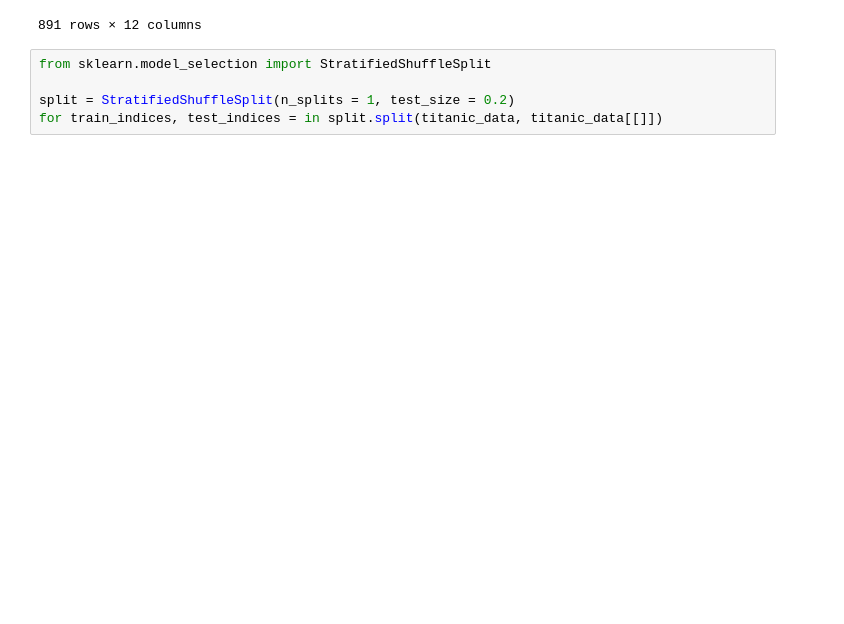
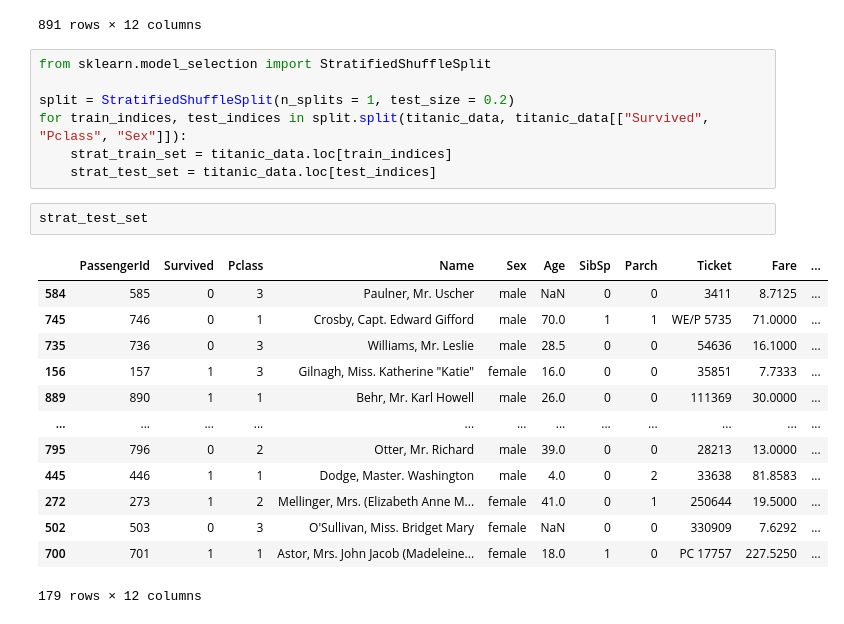
Before and after one commit to Imonuil12/Data-Science-Projects, a Jupyter notebook: Titanic project/Untitled.ipynb, the cells around one changed output. Cells and saved outputs as stored; diff of their text form; blank space fills up the shorter version.

```diff
--- a/Titanic project/Untitled.ipynb
+++ b/Titanic project/Untitled.ipynb
@@ -55,8 +55,26 @@ titanic_data
 | 889 | 890 | 1 | 1 | Behr, Mr. Karl Howell | male | 26.0 | 0 | 0 | 111369 | 30.0000 | ... |
 | 890 | 891 | 0 | 3 | Dooley, Mr. Patrick | male | 32.0 | 0 | 0 | 370376 | 7.7500 | ... |
 891 rows × 12 columns
-# %%
-from sklearn.model_selection import StratifiedShuffleSplit
-
-split = StratifiedShuffleSplit(n_splits = 1, test_size = 0.2)
-for train_indices, test_indices = in split.split(titanic_data, titanic_data[[]])
+# %%
+from sklearn.model_selection import StratifiedShuffleSplit
+
+split = StratifiedShuffleSplit(n_splits = 1, test_size = 0.2)
+for train_indices, test_indices in split.split(titanic_data, titanic_data[["Survived", "Pclass", "Sex"]]):
+    strat_train_set = titanic_data.loc[train_indices]
+    strat_test_set = titanic_data.loc[test_indices]
+# %%
+strat_test_set
+# %% [output]
+|  | PassengerId | Survived | Pclass | Name | Sex | Age | SibSp | Parch | Ticket | Fare | ... |
+| 584 | 585 | 0 | 3 | Paulner, Mr. Uscher | male | NaN | 0 | 0 | 3411 | 8.7125 | ... |
+| 745 | 746 | 0 | 1 | Crosby, Capt. Edward Gifford | male | 70.0 | 1 | 1 | WE/P 5735 | 71.0000 | ... |
+| 735 | 736 | 0 | 3 | Williams, Mr. Leslie | male | 28.5 | 0 | 0 | 54636 | 16.1000 | ... |
+| 156 | 157 | 1 | 3 | Gilnagh, Miss. Katherine "Katie" | female | 16.0 | 0 | 0 | 35851 | 7.7333 | ... |
+| 889 | 890 | 1 | 1 | Behr, Mr. Karl Howell | male | 26.0 | 0 | 0 | 111369 | 30.0000 | ... |
+| ... | ... | ... | ... | ... | ... | ... | ... | ... | ... | ... | ... |
+| 795 | 796 | 0 | 2 | Otter, Mr. Richard | male | 39.0 | 0 | 0 | 28213 | 13.0000 | ... |
+| 445 | 446 | 1 | 1 | Dodge, Master. Washington | male | 4.0 | 0 | 2 | 33638 | 81.8583 | ... |
+| 272 | 273 | 1 | 2 | Mellinger, Mrs. (Elizabeth Anne M... | female | 41.0 | 0 | 1 | 250644 | 19.5000 | ... |
+| 502 | 503 | 0 | 3 | O'Sullivan, Miss. Bridget Mary | female | NaN | 0 | 0 | 330909 | 7.6292 | ... |
+| 700 | 701 | 1 | 1 | Astor, Mrs. John Jacob (Madeleine... | female | 18.0 | 1 | 0 | PC 17757 | 227.5250 | ... |
+179 rows × 12 columns
```
Also changed, not shown: parts of 1 cell of this notebook.
